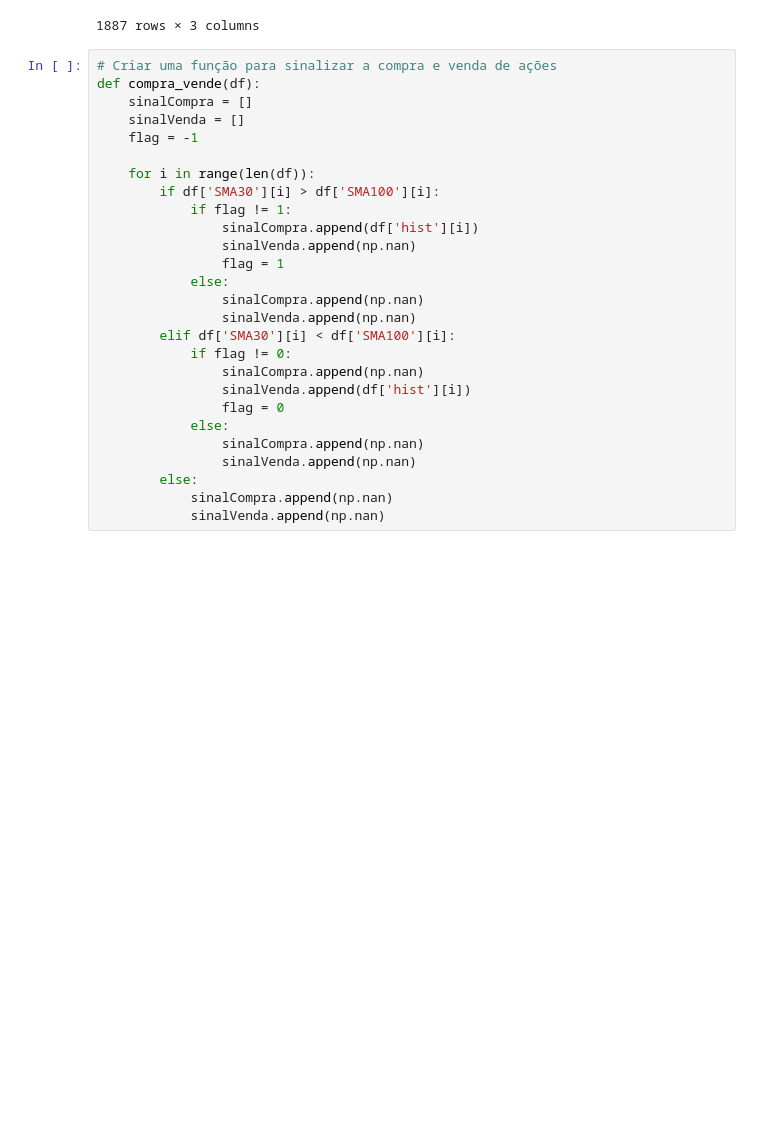
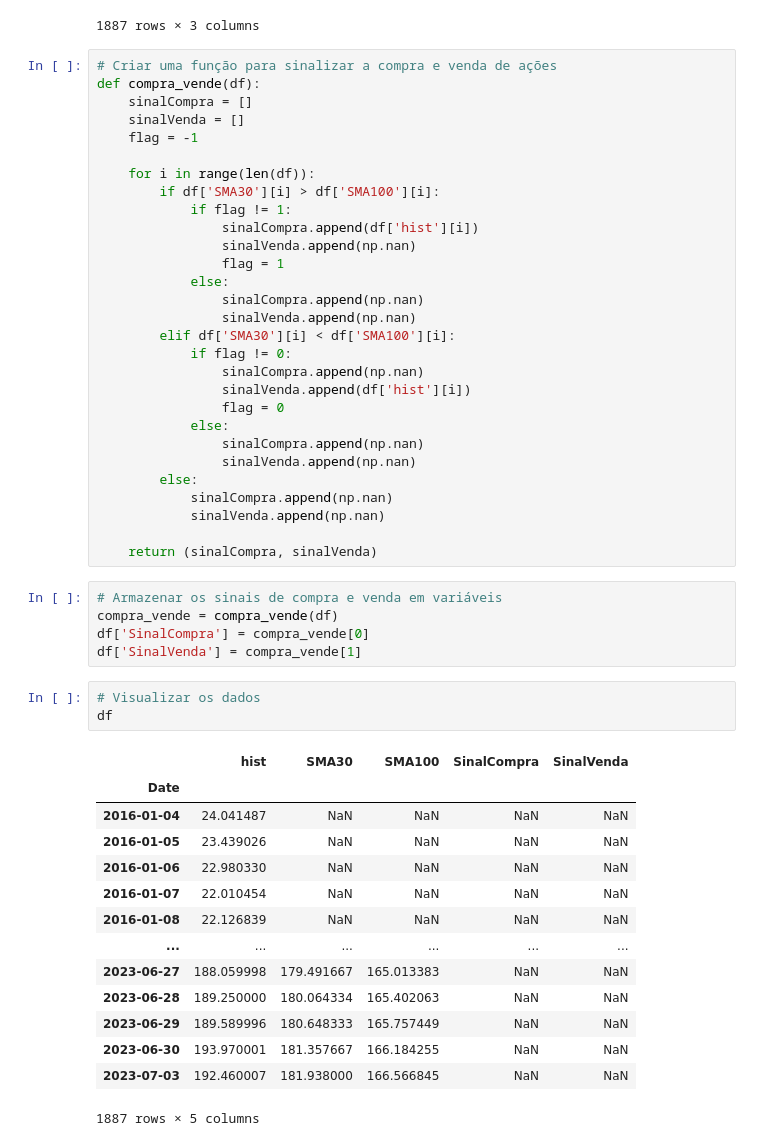
Before and after one commit to FelipeSeleme/dmac_trading, a Jupyter notebook: dmac_trading.ipynb, the cells around one changed output. Drawn from its saved outputs; the diff is of its cells as text; blank space fills up the shorter version.

```diff
--- a/dmac_trading.ipynb
+++ b/dmac_trading.ipynb
@@ -176,3 +176,28 @@ def compra_vende(df):
         else:
             sinalCompra.append(np.nan)
             sinalVenda.append(np.nan)
+
+    return (sinalCompra, sinalVenda)
+# %%
+# Armazenar os sinais de compra e venda em variáveis
+compra_vende = compra_vende(df)
+df['SinalCompra'] = compra_vende[0]
+df['SinalVenda'] = compra_vende[1]
+# %%
+# Visualizar os dados
+df
+# %% [output]
+|  | hist | SMA30 | SMA100 | SinalCompra | SinalVenda |
+| Date |  |  |  |  |  |
+| 2016-01-04 | 24.041487 | NaN | NaN | NaN | NaN |
+| 2016-01-05 | 23.439026 | NaN | NaN | NaN | NaN |
+| 2016-01-06 | 22.980330 | NaN | NaN | NaN | NaN |
+| 2016-01-07 | 22.010454 | NaN | NaN | NaN | NaN |
+| 2016-01-08 | 22.126839 | NaN | NaN | NaN | NaN |
+| ... | ... | ... | ... | ... | ... |
+| 2023-06-27 | 188.059998 | 179.491667 | 165.013383 | NaN | NaN |
+| 2023-06-28 | 189.250000 | 180.064334 | 165.402063 | NaN | NaN |
+| 2023-06-29 | 189.589996 | 180.648333 | 165.757449 | NaN | NaN |
+| 2023-06-30 | 193.970001 | 181.357667 | 166.184255 | NaN | NaN |
+| 2023-07-03 | 192.460007 | 181.938000 | 166.566845 | NaN | NaN |
+1887 rows × 5 columns
```
Also changed, not shown: parts of 1 cell of this notebook.
